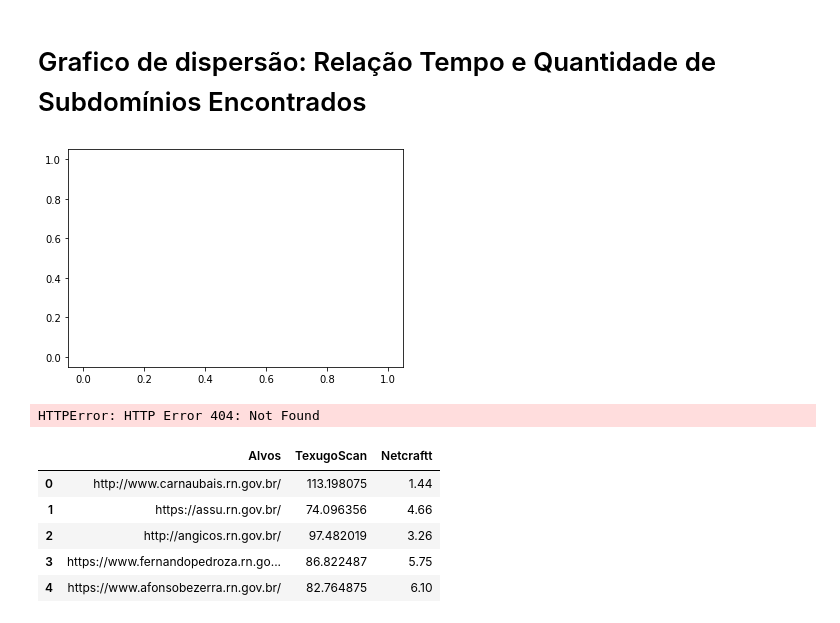
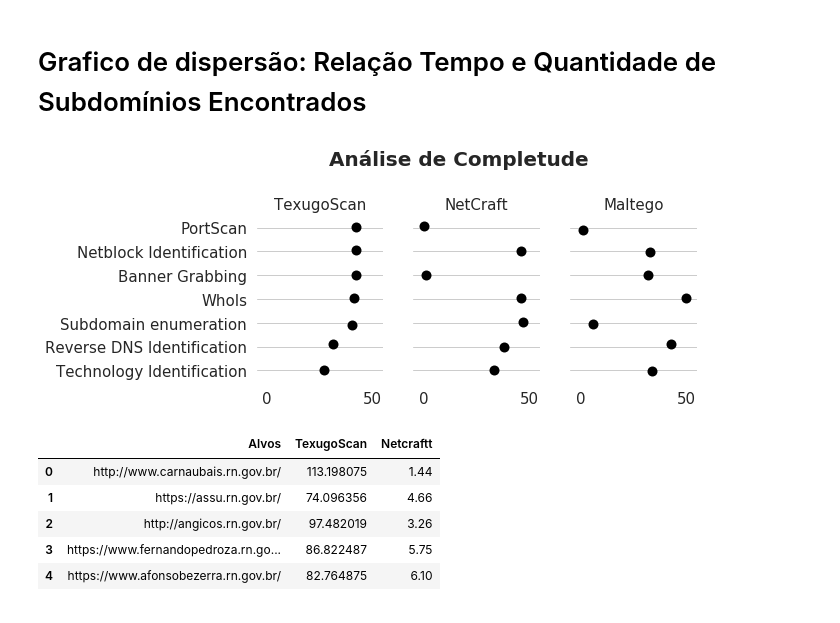
Before and after one commit to Vectro26/ProjetoTexugo, a Jupyter notebook: ProjetoTexugoScan/Validação/Analise de Dados.ipynb, the cells around one changed output. Drawn from its saved outputs; the diff is of its cells as text; code cells hidden in the pictures.

```diff
--- a/ProjetoTexugoScan/Validação/Analise de Dados.ipynb
+++ b/ProjetoTexugoScan/Validação/Analise de Dados.ipynb
@@ -173,3 +220,22 @@ Maltego      True    33
 Netcraft     True    34
 Texugo Scan  True    27
 dtype: int64
+# %%
+data = [{'Tecnica':'WhoIs', 'TexugoScan':41, 'Maltego':46, 'NetCraft':50},
+{'Tecnica':'PortScan', 'TexugoScan':42, 'Maltego':0, 'NetCraft':1},
+{'Tecnica':'Subdomain enumeration', 'TexugoScan':40, 'Maltego':47, 'NetCraft':6},
+{'Tecnica':'Netblock Identification', 'TexugoScan':42, 'Maltego':46, 'NetCraft':33},
+{'Tecnica':'Banner Grabbing', 'TexugoScan':42, 'Maltego':1, 'NetCraft':32},
+{'Tecnica':'Reverse DNS Identification',  'TexugoScan':31, 'Maltego':38, 'NetCraft':43},
+{'Tecnica':'Technology Identification', 'TexugoScan':27, 'Maltego':33, 'NetCraft':34}]
+# %%
+#data = [{'WhoIs':46,'PortScan':0,'SubDomainEnum':47,'NetBlockIdent':46,'BannerGrabbing':1,'ReverseDNS':38,'TecIdent':33,'Ferramenta':'Maltego' },
+#       {'WhoIs':50,'PortScan':1,'SubDomainEnum':6,'NetBlockIdent':33,'BannerGrabbing':32,'ReverseDNS':43,'TecIdent':34,'Ferramenta':'NetCraft' },
+#        {'WhoIs':41,'PortScan':42,'SubDomainEnum':40,'NetBlockIdent':42,'BannerGrabbing':42,'ReverseDNS':31,'TecIdent':27,'Ferramenta':'TexugoScan' }
+#       ]
+
+# Creates DataFrame.
+df = pd.DataFrame(data)
+
+# Print the data
+df
@@ -176,43 +251,43 @@ dtype: int64
 # %% [markdown]
 # Grafico de dispersão: Relação Tempo e Quantidade de Subdomínios Encontrados
-# %%
-netcraft = plt.scatter(ds['Netcraft'],de['Netcraft'], color='DarkGreen', label='Netcraft')
-# %% [output]
-[figure, removed]
 # %%
+import seaborn as sns
 sns.set(style="whitegrid")
 
 # Load the dataset
-crashes = sns.load_dataset("Validação TCC - Resultados (Completude)")
 
 # Make the PairGrid
-g = sns.PairGrid(crashes.sort_values("total", ascending=False),
-                 x_vars=crashes.columns[:-3], y_vars=["abbrev"],
-                 height=10, aspect=.25)
+g = sns.PairGrid(df.sort_values("TexugoScan", ascending=False),
+                 x_vars=df.columns[1:], y_vars=["Tecnica"],
+                 height=4, aspect=.6, despine=True)
 
 # Draw a dot plot using the stripplot function
-g.map(sns.stripplot, size=10, orient="h",
-      palette="ch:s=1,r=-.1,h=1_r", linewidth=1, edgecolor="w")
+g.map(sns.stripplot, size=10, orient="h", color="black")
 
 # Use the same x axis limits on all columns and add better labels
-g.set(xlim=(0, 25), xlabel="Crashes", ylabel="")
+g.set(xlim=(-5, 55), xlabel="", ylabel="")
 
 # Use semantically meaningful titles for the columns
-titles = ["Total crashes", "Speeding crashes", "Alcohol crashes",
-          "Not distracted crashes", "No previous crashes"]
+titles = ['TexugoScan','NetCraft', 'Maltego']
 
 for ax, title in zip(g.axes.flat, titles):
 
     # Set a different title for each axes
-    ax.set(title=title)
+    ax.set_title(title, fontsize=15)
+
+    ax.tick_params(axis='y', which='major', labelsize=15)
+    ax.tick_params(axis='x', which='major', labelsize=15)
 
     # Make the grid horizontal instead of vertical
     ax.xaxis.grid(False)
     ax.yaxis.grid(True)
 
 sns.despine(left=True, bottom=True)
+plt.subplots_adjust(top=.75)
+g.fig.suptitle('Análise de Completude', fontweight='bold', fontsize=20)
+g.fig.savefig('completude.pdf', bbox_inches='tight')
 # %% [output]
-HTTPError: HTTP Error 404: Not Found
+[figure, added]
 # %%
 de.head()
 # %% [output]
```
Also changed, not shown: parts of 30 cells of this notebook, 2 other files.
